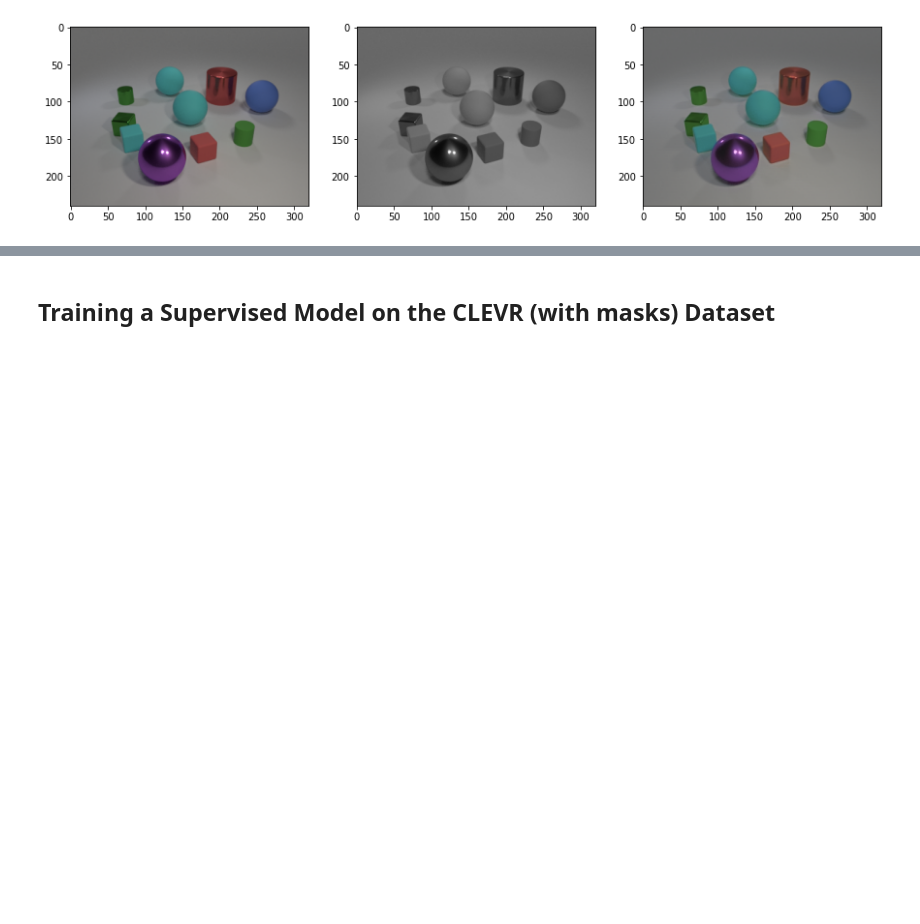
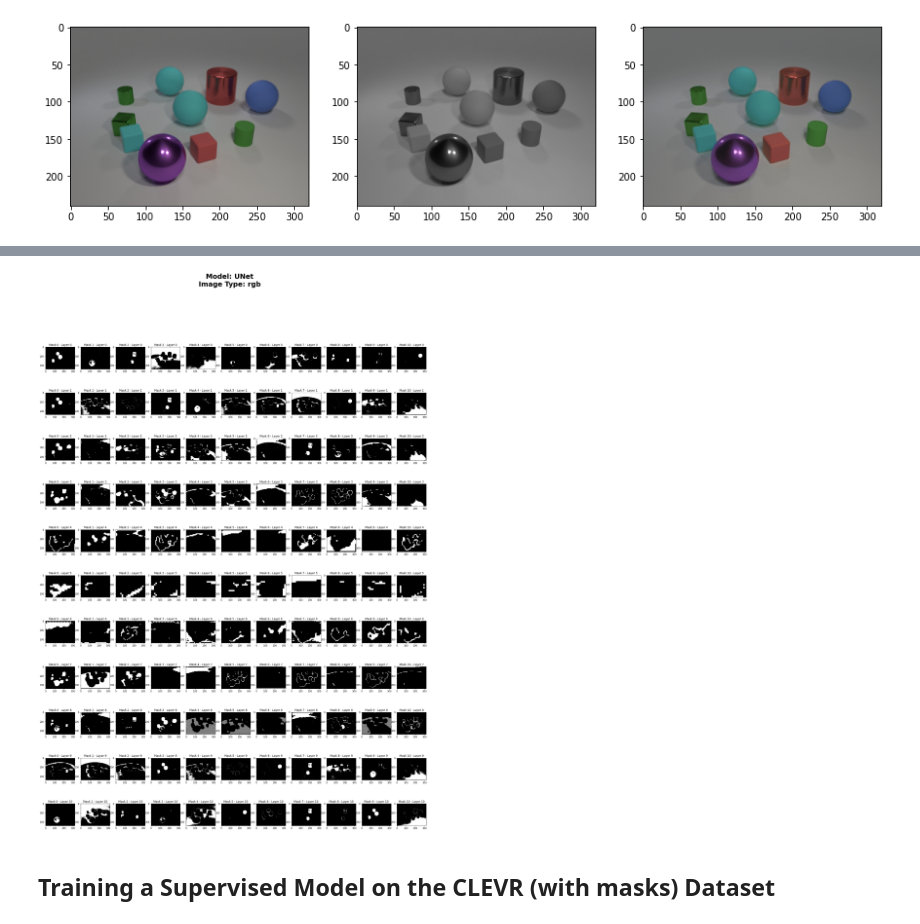
Before and after one commit to fusedbloxxer/segmentation-as-clusterization, a Jupyter notebook: SegmentationAsClusterization.ipynb, the cells around one changed output, grey strips where cells are left out. Cells and saved outputs as stored; diff of their text form; code cells hidden in the pictures; blank space fills up the shorter version.

```diff
--- a/SegmentationAsClusterization.ipynb
+++ b/SegmentationAsClusterization.ipynb
@@ -414,2 +434,50 @@ K-means for the cosine similarity with 76,800 points in dimension 3, K = 11:
+# %%
+# Configure the figure properties
+fig = plt.figure()
+
+# Set the properties of the figure
+fig.suptitle(f'Model: {model_name}\nImage Type: {image_type}', fontsize=30, fontweight='bold')
+fig.set_figheight(40)
+fig.set_figwidth(30)
+
+for jdx, labels in enumerate(mask_labels):
+    # Check if image_type is grayscale or rgb
+    if image_type == 'grayscale' and jdx == 0:
+        continue
+
+    for idx, label in enumerate(labels.unique()):
+        # Create full mask
+        full_mask = torch.full_like(labels, label)
+
+        # Extract partial mask
+        partial_mask = (255.0 * (full_mask == labels)).to(torch.uint8)
+
+        # Calculate intersections
+        intersections = partial_mask.logical_and(masks)
+
+        # Calculate unions
+        unions = partial_mask.logical_or(masks)
+
+        # Calculate IoU
+        IoU = intersections.sum(dim=(1, 2, 3)) / unions.sum(dim=(1, 2, 3))
+
+        # print(IoU.max(), IoU.argmax())
+
+        # Split subplots in two rows to ease analyzing the images
+        plt.subplot(len(mask_labels), int(count), jdx * count + idx + 1)
+
+        # Show the mask label
+        plt.title(f'Mask {int(label)} - Layer {jdx}')
+
+        # Plot the mask
+        plt.imshow(partial_mask.cpu().permute(1, 2, 0).repeat(1, 1, 3))
+
+# Save the plot
+plt.savefig(f'{args.output_dir}/kmeans/{model_name}_{image_type}.jpg')
+
+# Plot the images
+plt.show()
+# %% [output]
+[figure, added]
 # %% [markdown]
 ## Training a Supervised Model on the **CLEVR (with masks)** Dataset
```
Also changed, not shown: parts of 7 cells of this notebook, 10 other files.
